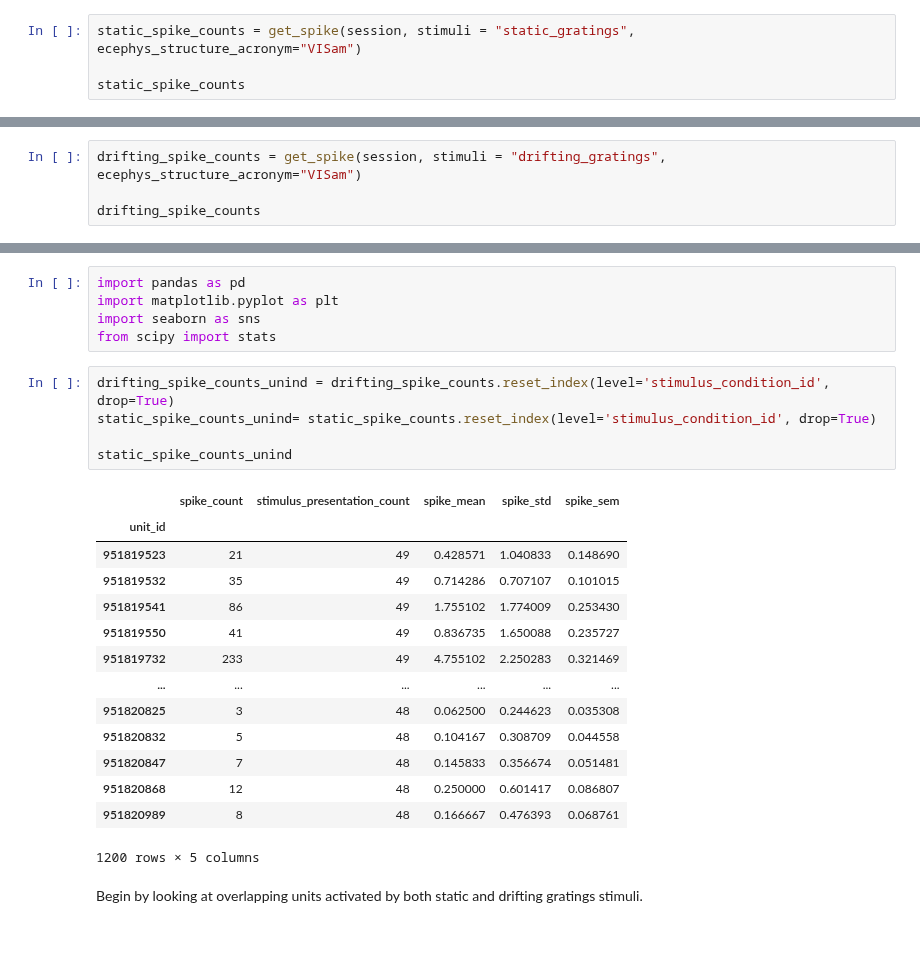
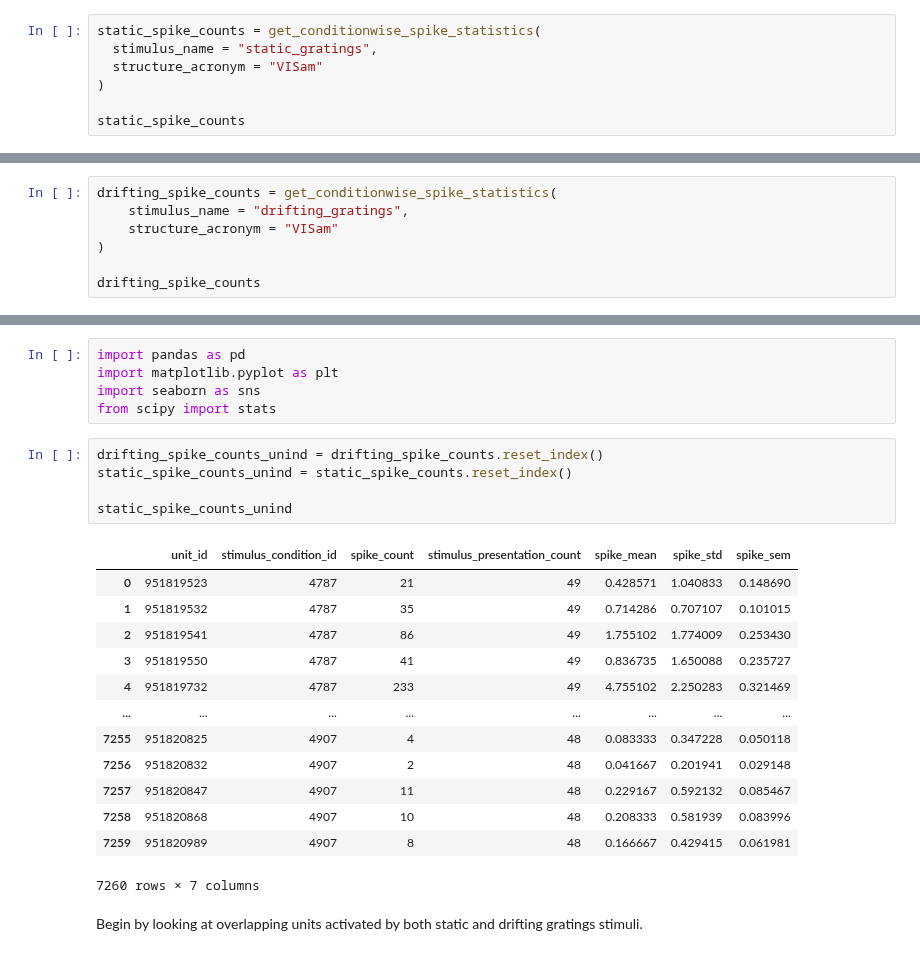
Before and after one commit to tebe-nigrelli/MMN-Group-Project, a Jupyter notebook: 02_Hypothesis_Testing.ipynb, the cells around one changed output, grey strips where cells are left out. Saved outputs shown, nothing was run; the diff lists cells and outputs as text.

```diff
--- a/02_Hypothesis_Testing.ipynb
+++ b/02_Hypothesis_Testing.ipynb
@@ -83,7 +21,10 @@ def get_spike(session, stimuli, ecephys_structure_acronym):
 # %% [markdown]
 We select spike_count data in VISam region to begin with.
 # %%
-static_spike_counts = get_spike(session, stimuli = "static_gratings", ecephys_structure_acronym="VISam")
+static_spike_counts = get_conditionwise_spike_statistics(
+  stimulus_name = "static_gratings",
+  structure_acronym = "VISam"
+)
 
 static_spike_counts
 # %% [output]
@@ -104,5 +45,8 @@ static_spike_counts
 # %%
-drifting_spike_counts = get_spike(session, stimuli = "drifting_gratings", ecephys_structure_acronym="VISam")
+drifting_spike_counts = get_conditionwise_spike_statistics(
+    stimulus_name = "drifting_gratings",
+    structure_acronym = "VISam"
+)
 
 drifting_spike_counts
 # %% [output]
@@ -128,25 +72,24 @@ import matplotlib.pyplot as plt
 import seaborn as sns
 from scipy import stats
 # %%
-drifting_spike_counts_unind = drifting_spike_counts.reset_index(level='stimulus_condition_id', drop=True)
-static_spike_counts_unind= static_spike_counts.reset_index(level='stimulus_condition_id', drop=True)
+drifting_spike_counts_unind = drifting_spike_counts.reset_index()
+static_spike_counts_unind = static_spike_counts.reset_index()
 
 static_spike_counts_unind
 # %% [output]
-|  | spike_count | stimulus_presentation_count | spike_mean | spike_std | spike_sem |
-| unit_id |  |  |  |  |  |
-| 951819523 | 21 | 49 | 0.428571 | 1.040833 | 0.148690 |
-| 951819532 | 35 | 49 | 0.714286 | 0.707107 | 0.101015 |
-| 951819541 | 86 | 49 | 1.755102 | 1.774009 | 0.253430 |
-| 951819550 | 41 | 49 | 0.836735 | 1.650088 | 0.235727 |
-| 951819732 | 233 | 49 | 4.755102 | 2.250283 | 0.321469 |
-| ... | ... | ... | ... | ... | ... |
-| 951820825 | 3 | 48 | 0.062500 | 0.244623 | 0.035308 |
-| 951820832 | 5 | 48 | 0.104167 | 0.308709 | 0.044558 |
-| 951820847 | 7 | 48 | 0.145833 | 0.356674 | 0.051481 |
-| 951820868 | 12 | 48 | 0.250000 | 0.601417 | 0.086807 |
-| 951820989 | 8 | 48 | 0.166667 | 0.476393 | 0.068761 |
+|  | unit_id | stimulus_condition_id | spike_count | stimulus_presentation_count | spike_mean | spike_std | spike_sem |
+| 0 | 951819523 | 4787 | 21 | 49 | 0.428571 | 1.040833 | 0.148690 |
+| 1 | 951819532 | 4787 | 35 | 49 | 0.714286 | 0.707107 | 0.101015 |
+| 2 | 951819541 | 4787 | 86 | 49 | 1.755102 | 1.774009 | 0.253430 |
+| 3 | 951819550 | 4787 | 41 | 49 | 0.836735 | 1.650088 | 0.235727 |
+| 4 | 951819732 | 4787 | 233 | 49 | 4.755102 | 2.250283 | 0.321469 |
+| ... | ... | ... | ... | ... | ... | ... | ... |
+| 7255 | 951820825 | 4907 | 4 | 48 | 0.083333 | 0.347228 | 0.050118 |
+| 7256 | 951820832 | 4907 | 2 | 48 | 0.041667 | 0.201941 | 0.029148 |
+| 7257 | 951820847 | 4907 | 11 | 48 | 0.229167 | 0.592132 | 0.085467 |
+| 7258 | 951820868 | 4907 | 10 | 48 | 0.208333 | 0.581939 | 0.083996 |
+| 7259 | 951820989 | 4907 | 8 | 48 | 0.166667 | 0.429415 | 0.061981 |
-1200 rows × 5 columns
+7260 rows × 7 columns
 # %% [markdown]
 Begin by looking at overlapping units activated by both static and drifting gratings stimuli.
 # %%
```
Also changed, not shown: parts of 16 cells of this notebook.
